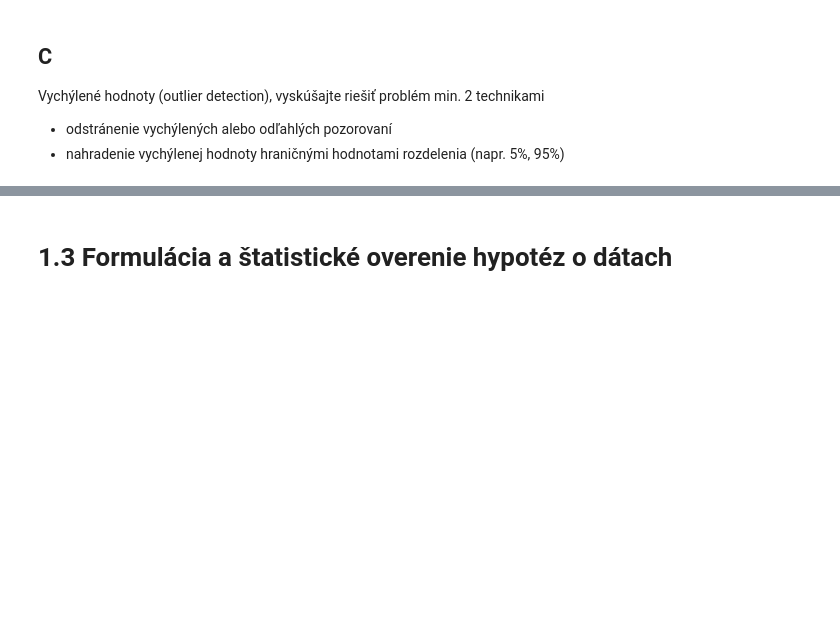
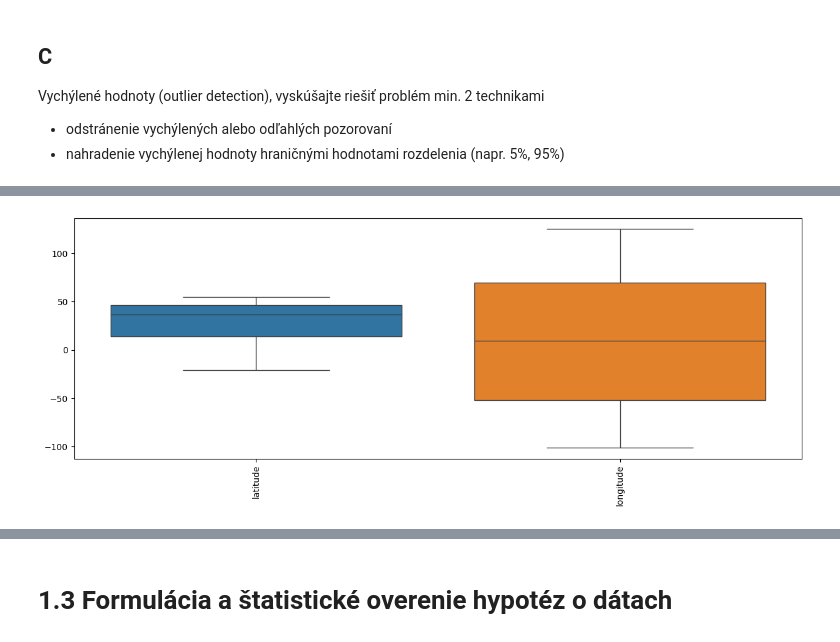
Before and after one commit to brenky7/IAU_projekt, a Jupyter notebook: projekt.ipynb, the cells around one changed output, grey strips where cells are left out. Cells and saved outputs as stored; diff of their text form; code cells hidden in the pictures; blank space fills up the shorter version.

```diff
--- a/projekt.ipynb
+++ b/projekt.ipynb
@@ -1566,0 +1606,20 @@ Chýbajúce hodnoty (missing values): vyskúšajte riešiť problém min. 2 tech
+# %%
+def modify_outliers(df):
+    cleaned_data = df.copy()
+
+    for col in df.select_dtypes(include=['float64', 'int64']).columns:
+        lower_percentile = df[col].quantile(0.05)
+        upper_percentile = df[col].quantile(0.95)
+
+        cleaned_data[col] = df[col].clip(lower=lower_percentile, upper=upper_percentile)
+
+    return cleaned_data
+# %%
+devices_cleaned2 = modify_outliers(devices_fixed)
+# %%
+fig, ax = plt.subplots(figsize=(15,5))
+sns.boxplot(data=devices_cleaned2.drop(columns=["imei"]), ax=ax)
+plt.xticks(rotation=90)
+plt.show()
+# %% [output]
+[figure, added]
```
Also changed, not shown: parts of 12 cells of this notebook.
